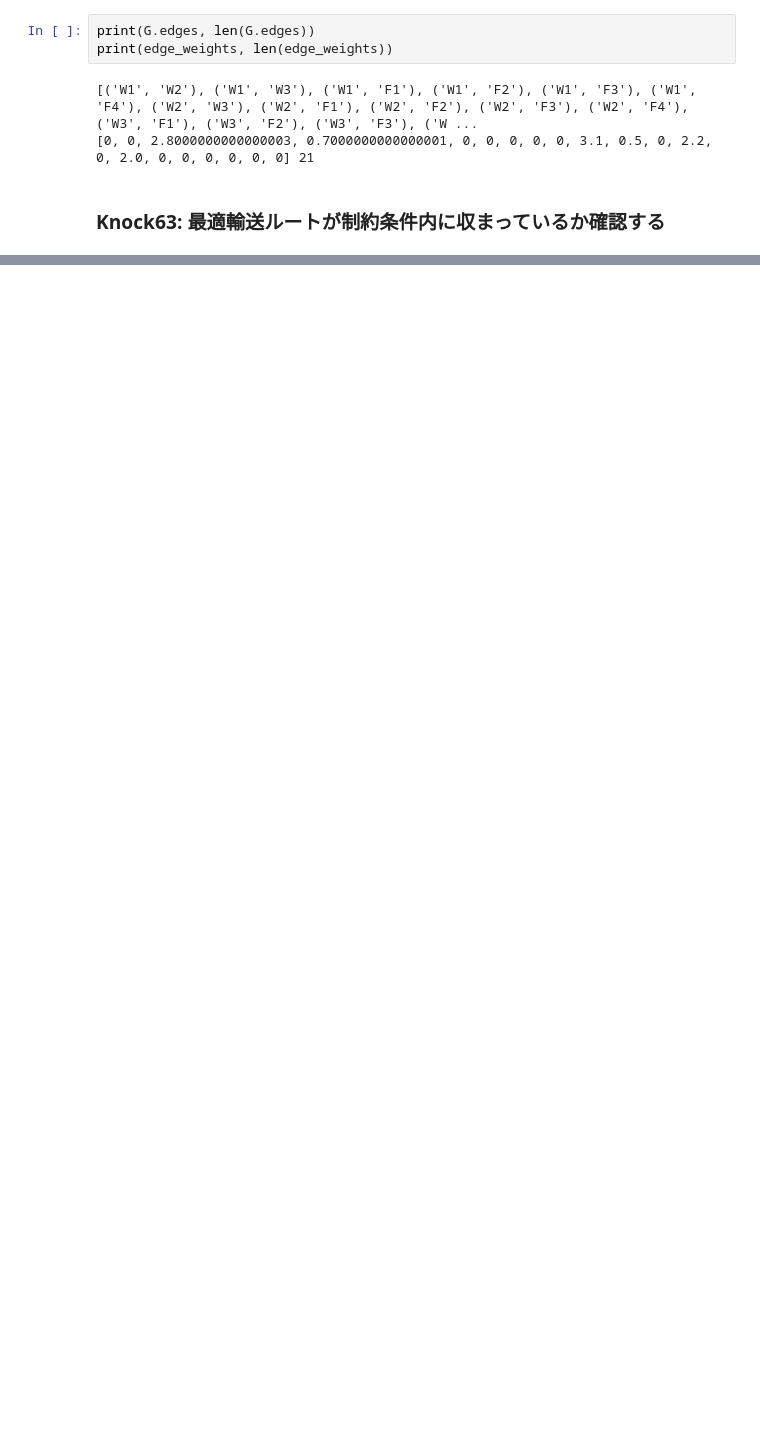
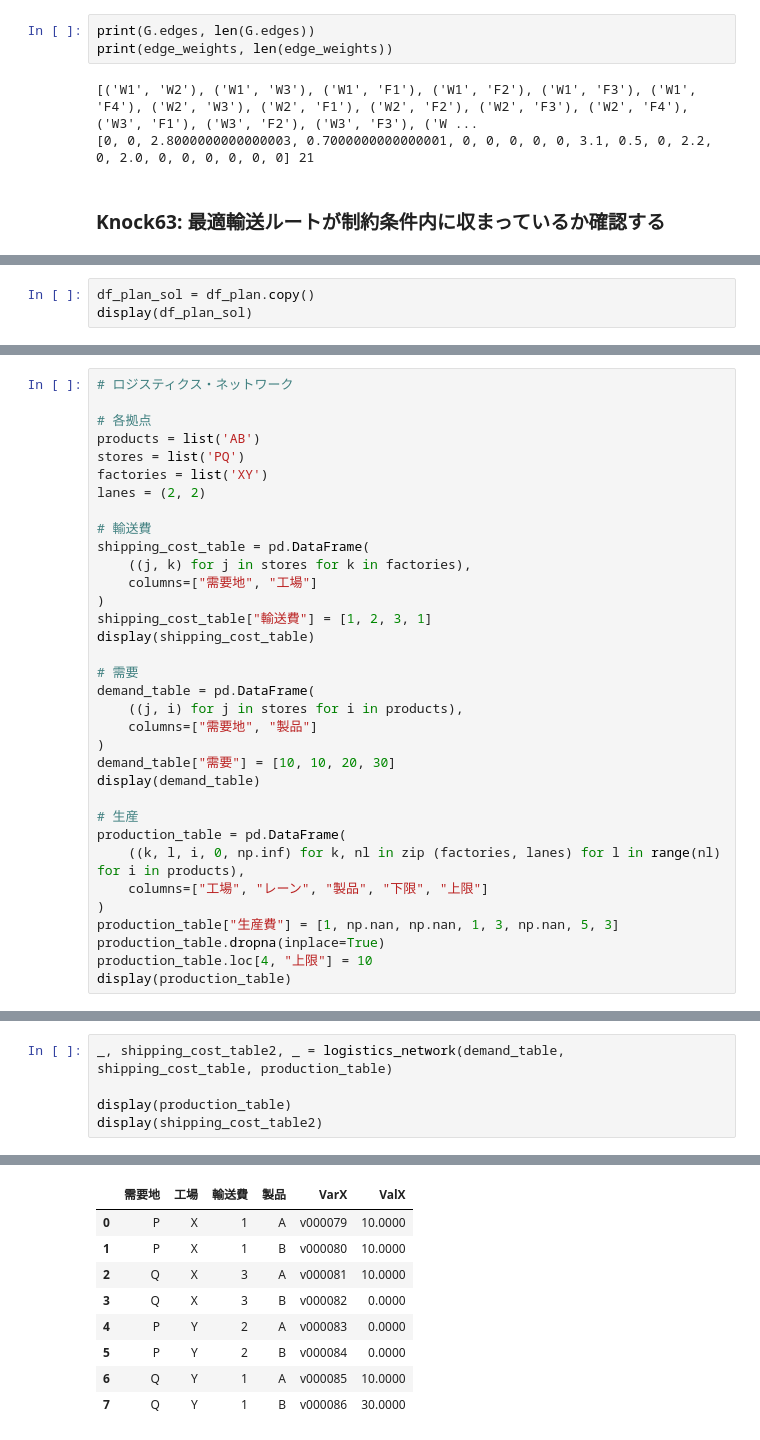
Before and after one commit to ginmaruGH/python-practical-data-analysis-100knocks, a Jupyter notebook: ch07/ch-7.ipynb, the cells around one changed output, grey strips where cells are left out. Drawn from its saved outputs; the diff is of its cells as text; blank space fills up the shorter version.

```diff
--- a/ch07/ch-7.ipynb
+++ b/ch07/ch-7.ipynb
@@ -237,0 +443,3 @@ print(edge_weights, len(edge_weights))
+# %%
+df_plan_sol = df_plan.copy()
+display(df_plan_sol)
@@ -237,0 +497,34 @@ print(edge_weights, len(edge_weights))
+# %%
+# ロジスティクス・ネットワーク
+
+# 各拠点
+products = list('AB')
+stores = list('PQ')
+factories = list('XY')
+lanes = (2, 2)
+
+# 輸送費
+shipping_cost_table = pd.DataFrame(
+    ((j, k) for j in stores for k in factories),
+    columns=["需要地", "工場"]
+)
+shipping_cost_table["輸送費"] = [1, 2, 3, 1]
+display(shipping_cost_table)
+
+# 需要
+demand_table = pd.DataFrame(
+    ((j, i) for j in stores for i in products),
+    columns=["需要地", "製品"]
+)
+demand_table["需要"] = [10, 10, 20, 30]
+display(demand_table)
+
+# 生産
+production_table = pd.DataFrame(
+    ((k, l, i, 0, np.inf) for k, nl in zip (factories, lanes) for l in range(nl) for i in products),
+    columns=["工場", "レーン", "製品", "下限", "上限"]
+)
+production_table["生産費"] = [1, np.nan, np.nan, 1, 3, np.nan, 5, 3]
+production_table.dropna(inplace=True)
+production_table.loc[4, "上限"] = 10
+display(production_table)
@@ -237,0 +548,6 @@ print(edge_weights, len(edge_weights))
+# %%
+_, shipping_cost_table2, _ = logistics_network(demand_table, shipping_cost_table, production_table)
+
+display(production_table)
+display(shipping_cost_table2)
+# %% [output]
@@ -237,0 +560,9 @@ print(edge_weights, len(edge_weights))
+|  | 需要地 | 工場 | 輸送費 | 製品 | VarX | ValX |
+| 0 | P | X | 1 | A | v000079 | 10.0000 |
+| 1 | P | X | 1 | B | v000080 | 10.0000 |
+| 2 | Q | X | 3 | A | v000081 | 10.0000 |
+| 3 | Q | X | 3 | B | v000082 | 0.0000 |
+| 4 | P | Y | 2 | A | v000083 | 0.0000 |
+| 5 | P | Y | 2 | B | v000084 | 0.0000 |
+| 6 | Q | Y | 1 | A | v000085 | 10.0000 |
+| 7 | Q | Y | 1 | B | v000086 | 30.0000 |
```
Also changed, not shown: parts of 31 cells of this notebook.
